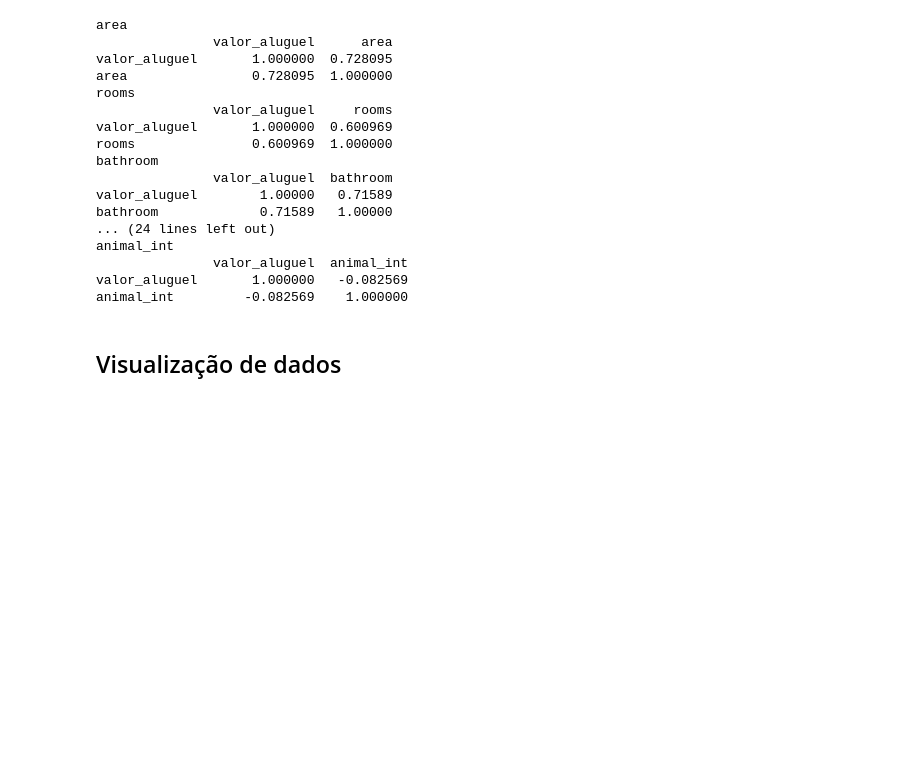
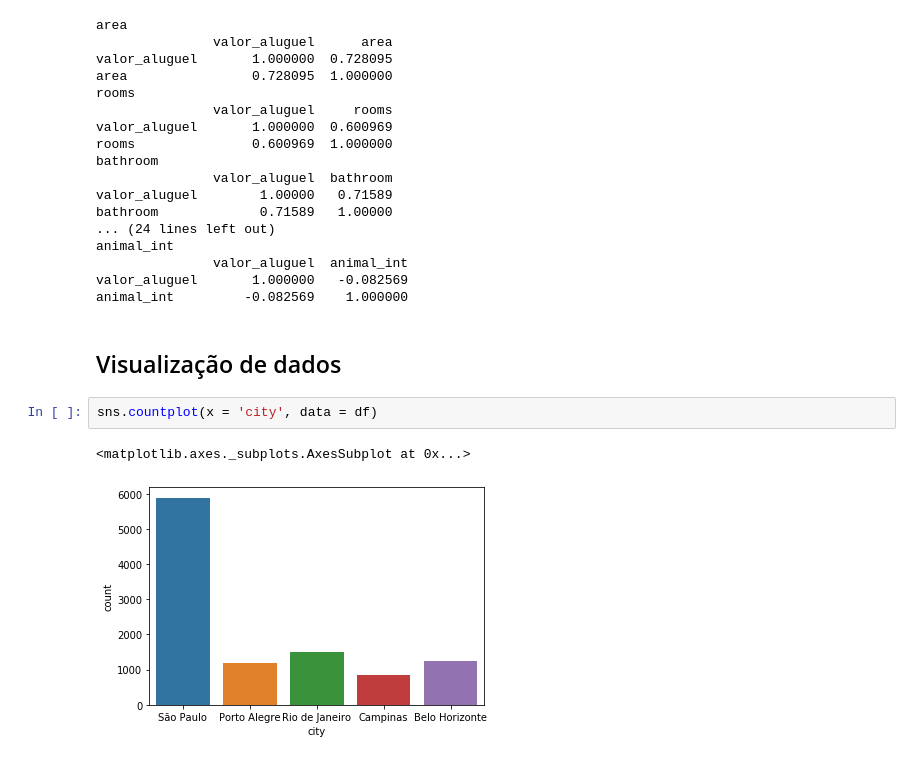
Before and after one commit to gabipz/data-science-codenation, a Jupyter notebook: 00-classes/week-03/semana_3.ipynb, the cells around one changed output. Cells and saved outputs as stored; diff of their text form; blank space fills up the shorter version.

Commit message:
fix: visualizacao de dados

```diff
--- a/00-classes/week-03/semana_3.ipynb
+++ b/00-classes/week-03/semana_3.ipynb
@@ -277,3 +277,8 @@ valor_aluguel       1.000000   -0.082569
 animal_int         -0.082569    1.000000
 # %% [markdown]
 ## Visualização de dados
+# %%
+sns.countplot(x = 'city', data = df)
+# %% [output]
+<matplotlib.axes._subplots.AxesSubplot at 0x...>
+[figure, added]
```
Also changed, not shown: parts of 6 cells of this notebook.
